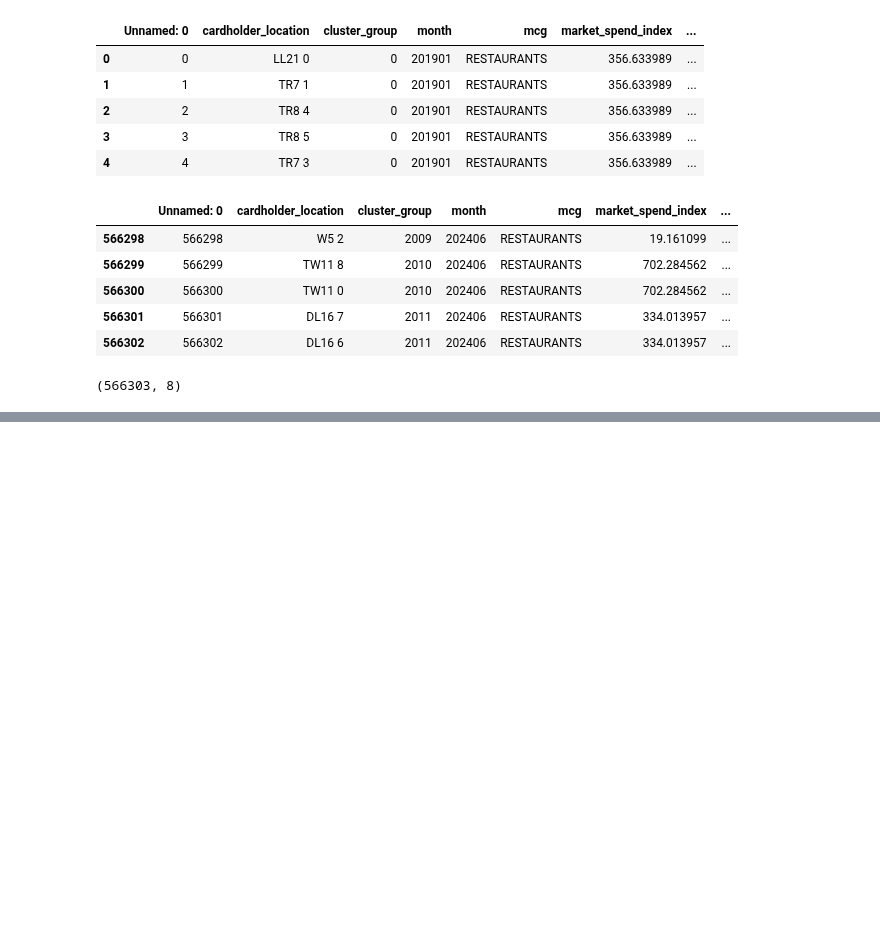
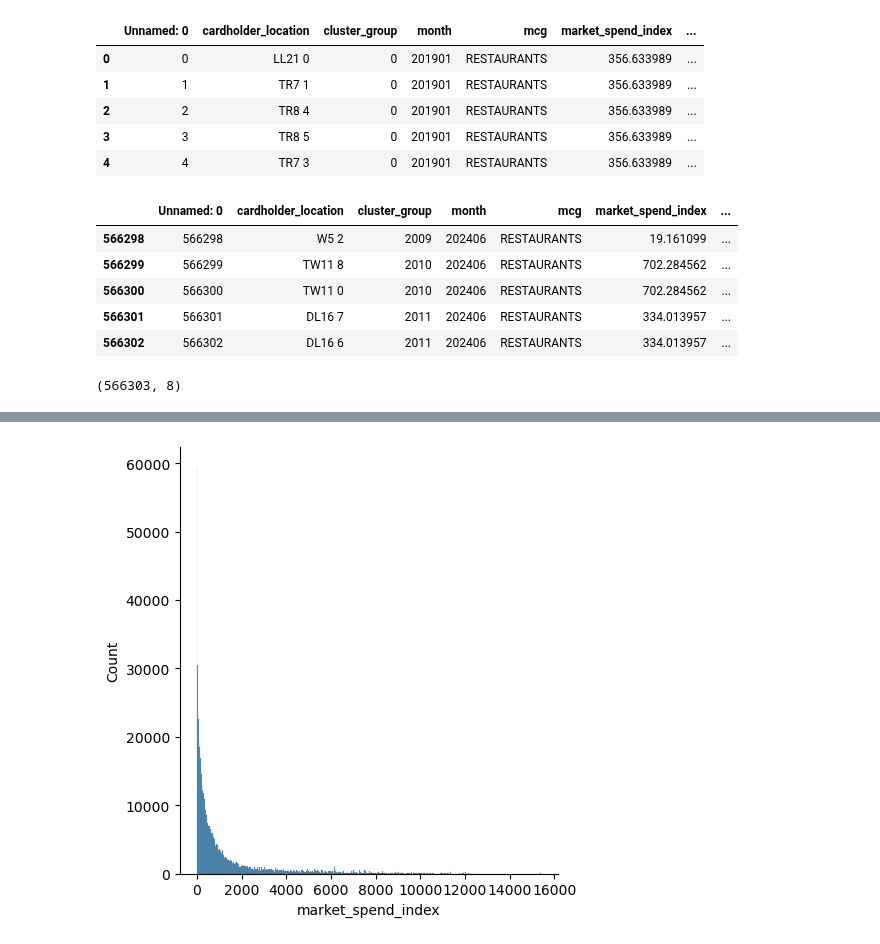
Before and after one commit to 2026413-png/Statistical-Techniques-for-Data-Analysis-CA-SEP-2026, a Jupyter notebook: 2026413_Statistics.ipynb, the cells around one changed output, grey strips where cells are left out. Saved outputs shown, nothing was run; the diff lists cells and outputs as text; code cells hidden in the pictures; blank space fills up the shorter version.

```diff
--- a/2026413_Statistics.ipynb
+++ b/2026413_Statistics.ipynb
@@ -28,0 +97,5 @@ df.shape
+# %%
+sns.displot(df['market_spend_index'])
+plt.show()
+# %% [output]
+[figure, added]
```
Also changed, not shown: parts of 8 cells of this notebook.
